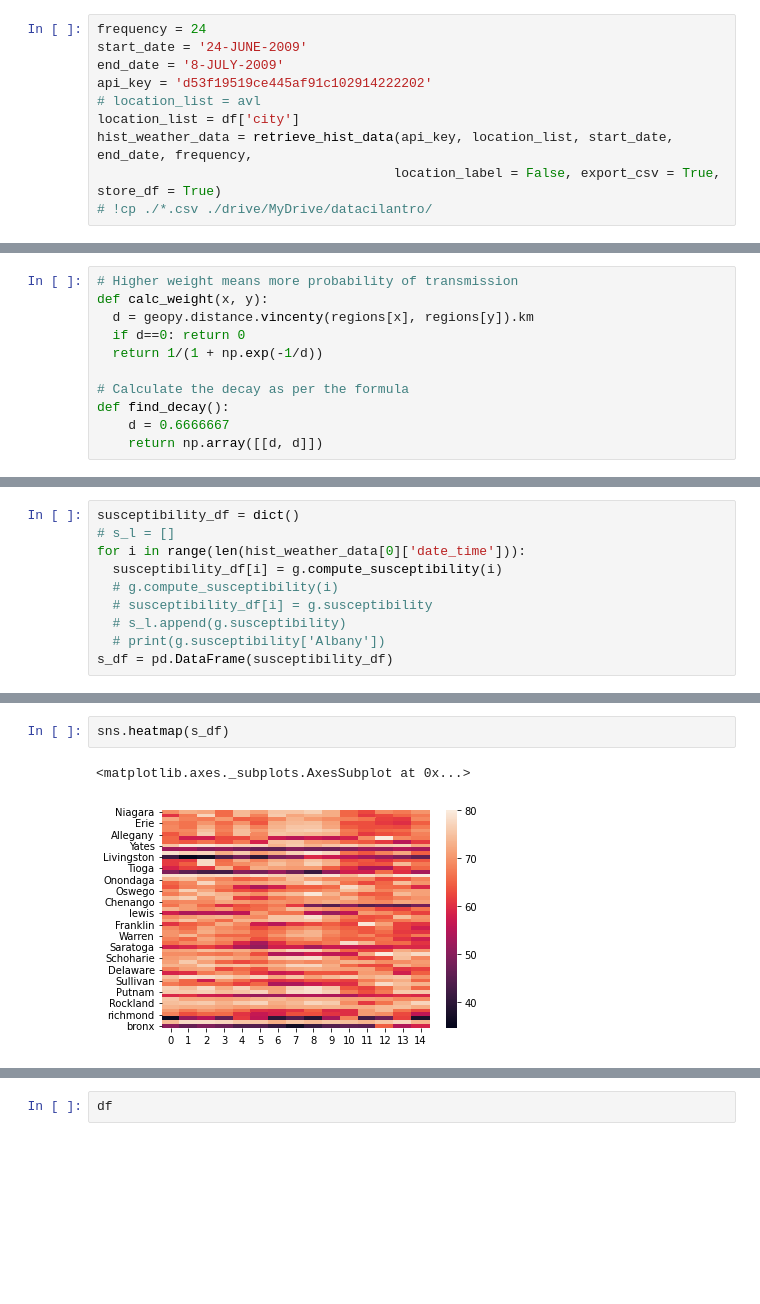
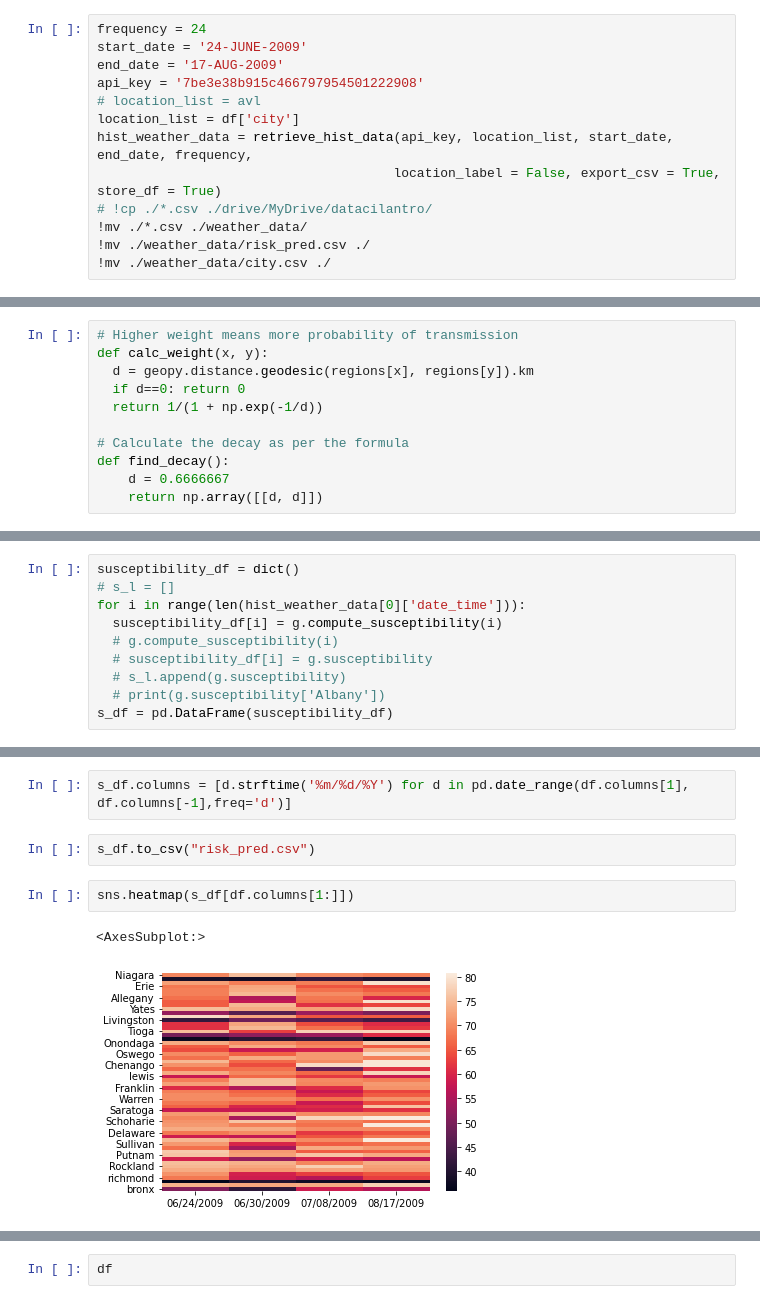
Before and after one commit to Sreetam/tamarindncilantro, a Jupyter notebook: Cilantro.ipynb, the cells around one changed output, grey strips where cells are left out. Cells and saved outputs as stored; diff of their text form; blank space fills up the shorter version.

```diff
--- a/Cilantro.ipynb
+++ b/Cilantro.ipynb
@@ -56,13 +52,16 @@ for i in df['city']:
 # %%
 frequency = 24
 start_date = '24-JUNE-2009'
-end_date = '8-JULY-2009'
-api_key = 'd53f19519ce445af91c102914222202'
+end_date = '17-AUG-2009'
+api_key = '7be3e38b915c466797954501222908'
 # location_list = avl
 location_list = df['city']
 hist_weather_data = retrieve_hist_data(api_key, location_list, start_date, end_date, frequency,
                                       location_label = False, export_csv = True, store_df = True)
 # !cp ./*.csv ./drive/MyDrive/datacilantro/
+!mv ./*.csv ./weather_data/
+!mv ./weather_data/risk_pred.csv ./
+!mv ./weather_data/city.csv ./
 # %% [output]
 Retrieving weather data for Niagara
 
@@ -95,7 +258,7 @@ def getDat(atr, date):
 # %%
 # Higher weight means more probability of transmission
 def calc_weight(x, y):
-  d = geopy.distance.vincenty(regions[x], regions[y]).km
+  d = geopy.distance.geodesic(regions[x], regions[y]).km
   if d==0: return 0
   return 1/(1 + np.exp(-1/d))
 
@@ -171,8 +356,12 @@ s_df = pd.DataFrame(susceptibility_df)
+# %%
+s_df.columns = [d.strftime('%m/%d/%Y') for d in pd.date_range(df.columns[1], df.columns[-1],freq='d')]
+# %%
+s_df.to_csv("risk_pred.csv")
 # %%
-sns.heatmap(s_df)
+sns.heatmap(s_df[df.columns[1:]])
 # %% [output]
-<matplotlib.axes._subplots.AxesSubplot at 0x...>
+<AxesSubplot:>
-[figure, old version]
+[figure, new version]
 # %%
 sns.heatmap(df.set_index(['city']))
 # %% [output]
```
Also changed, not shown: parts of 5 cells of this notebook.
